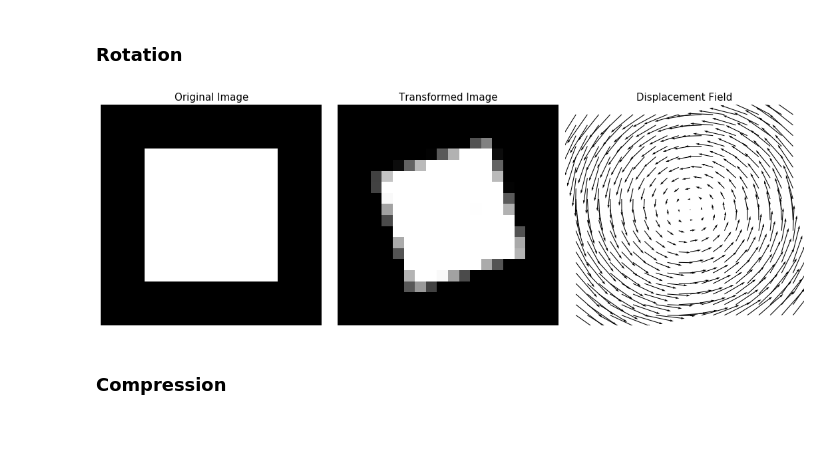
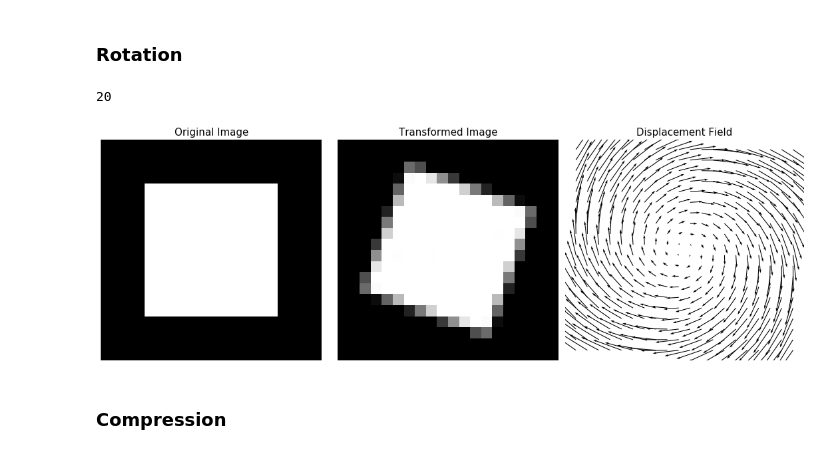
Before and after one commit to leonardopetrini/torchaffine, a Jupyter notebook: examples.ipynb, the cells around one changed output. Saved outputs shown, nothing was run; the diff lists cells and outputs as text; code cells hidden in the pictures.

Commit message:
correct rotation matrix sign and handling `Tensor` matrices

```diff
--- a/examples.ipynb
+++ b/examples.ipynb
@@ -41,32 +41,38 @@ plt.tight_layout(0.5)
 [figure]
 # %% [markdown]
 ### Rotation
+# %%
+n
+# %% [output]
+20
 # %%
 # rotation angle
 theta = 20
+
+cx, cy = (n-1)/2, (n-1)/2
 
 _, ax = plt.subplots(1, 3, figsize=(15, 5))
 plt.sca(ax[0])
 plt.title(r'Original Image', fontsize=15)
 plt.imshow(x[0].permute(1, 2, 0), origin='lower')
 plt.axis('off')
 plt.tight_layout(0)
 
 plt.sca(ax[1])
 plt.title(r'Transformed Image', fontsize=15)
-plt.imshow(transform(x, rotation=theta, center_x=n/2, center_y=n/2)[0].permute(1, 2, 0), origin='lower')
+plt.imshow(torchaffine.transform(x, rotation=theta, center_x=cx, center_y=cy)[0].permute(1, 2, 0), origin='lower')
 plt.axis('off')
 plt.tight_layout(0)
 
 plt.sca(ax[2])
 plt.title(r'Displacement Field', fontsize=15)
-M = rotation_matrix(theta)
-tau = displacement_field(n, M, center=torch.tensor([n/2, n/2]))
+M = torchaffine.rotation_matrix(theta)
+tau = torchaffine.displacement_field(n, M, center=torch.tensor([cx, cy]))
 plt.quiver(*tau[0], scale=30)
 plt.axis('off')
 plt.tight_layout(0.5)
 # %% [output]
-[figure, old version]
+[figure, new version]
 # %% [markdown]
 ### Compression
 # %%
```
Also changed, not shown: parts of 4 cells of this notebook, 2 other files.
